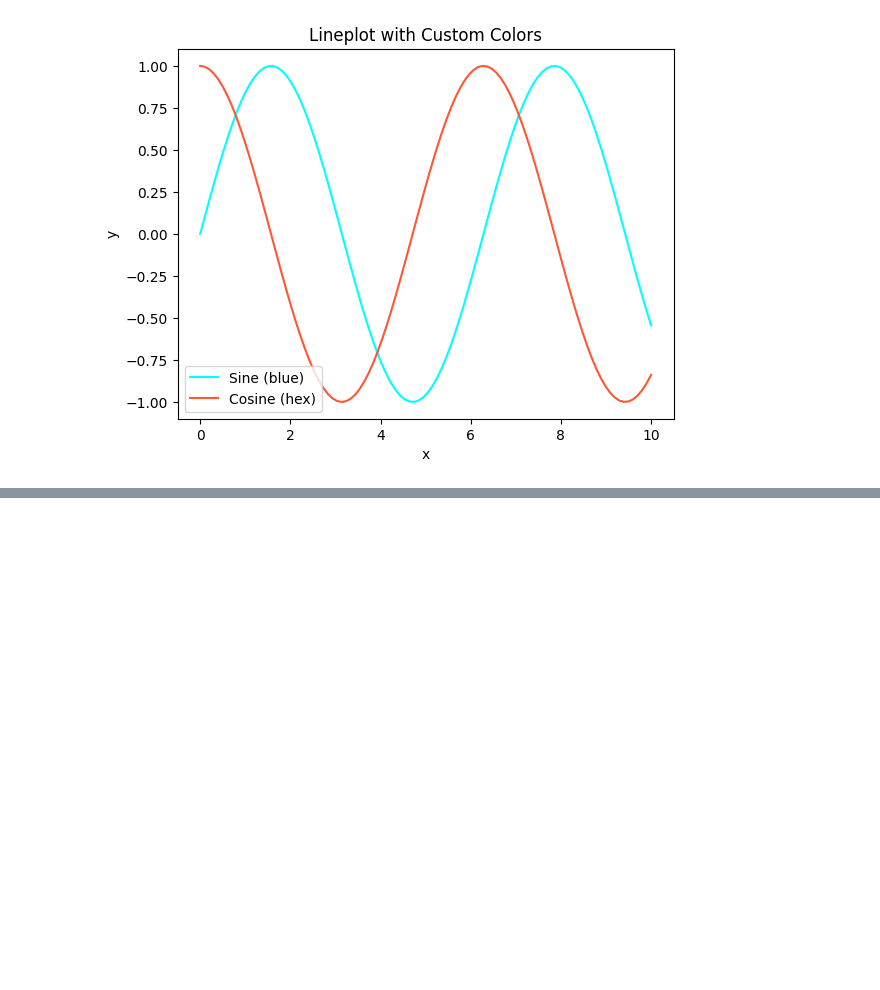
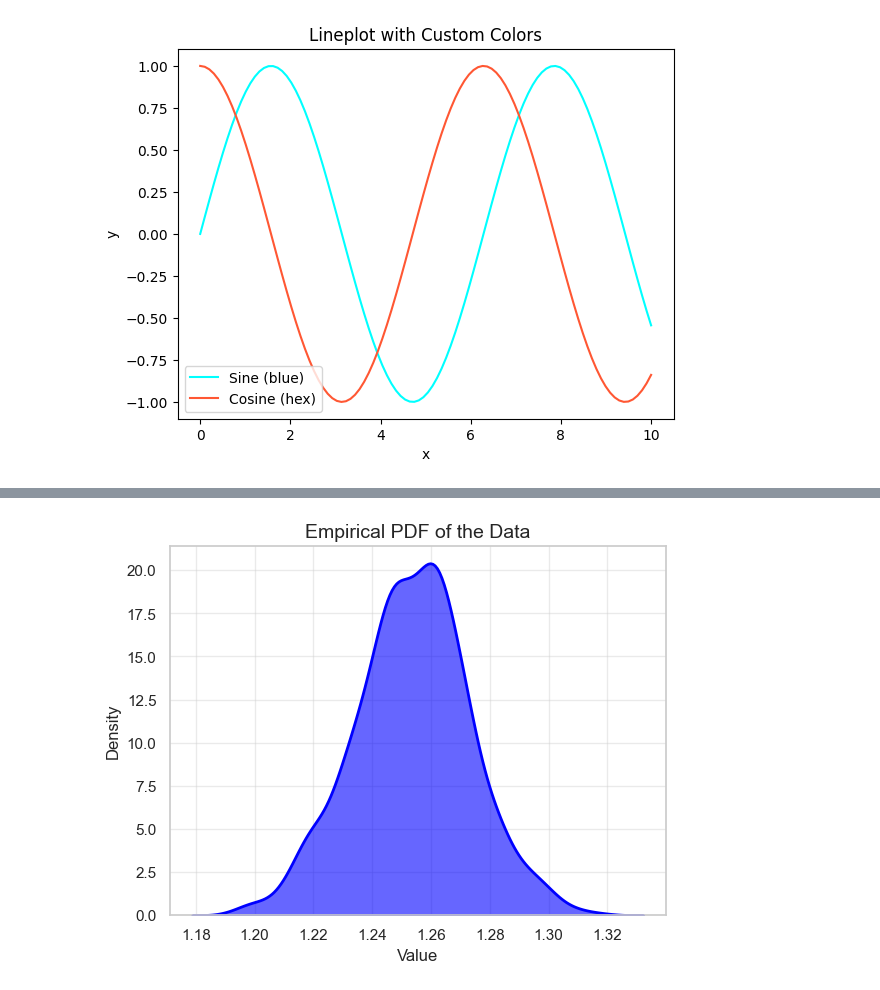
Before and after one commit to Maxclt/bayesian_factor, a Jupyter notebook: notebooks/basic_gibbs_sampler.ipynb, the cells around one changed output, grey strips where cells are left out. Drawn from its saved outputs; the diff is of its cells as text; code cells hidden in the pictures; blank space fills up the shorter version.

```diff
--- a/notebooks/basic_gibbs_sampler.ipynb
+++ b/notebooks/basic_gibbs_sampler.ipynb
@@ -1447,0 +1601,13 @@ plt.show()
+# %%
+sns.kdeplot(B_sim, fill=True, color="blue", alpha=0.6, linewidth=2)
+
+# Set plot labels and title
+plt.title("Empirical PDF of the Data", fontsize=14)
+plt.xlabel("Value", fontsize=12)
+plt.ylabel("Density", fontsize=12)
+
+# Show the plot
+plt.grid(alpha=0.4)
+plt.show()
+# %% [output]
+[figure, added]
```
Also changed, not shown: parts of 3 cells of this notebook, 6 other files.
